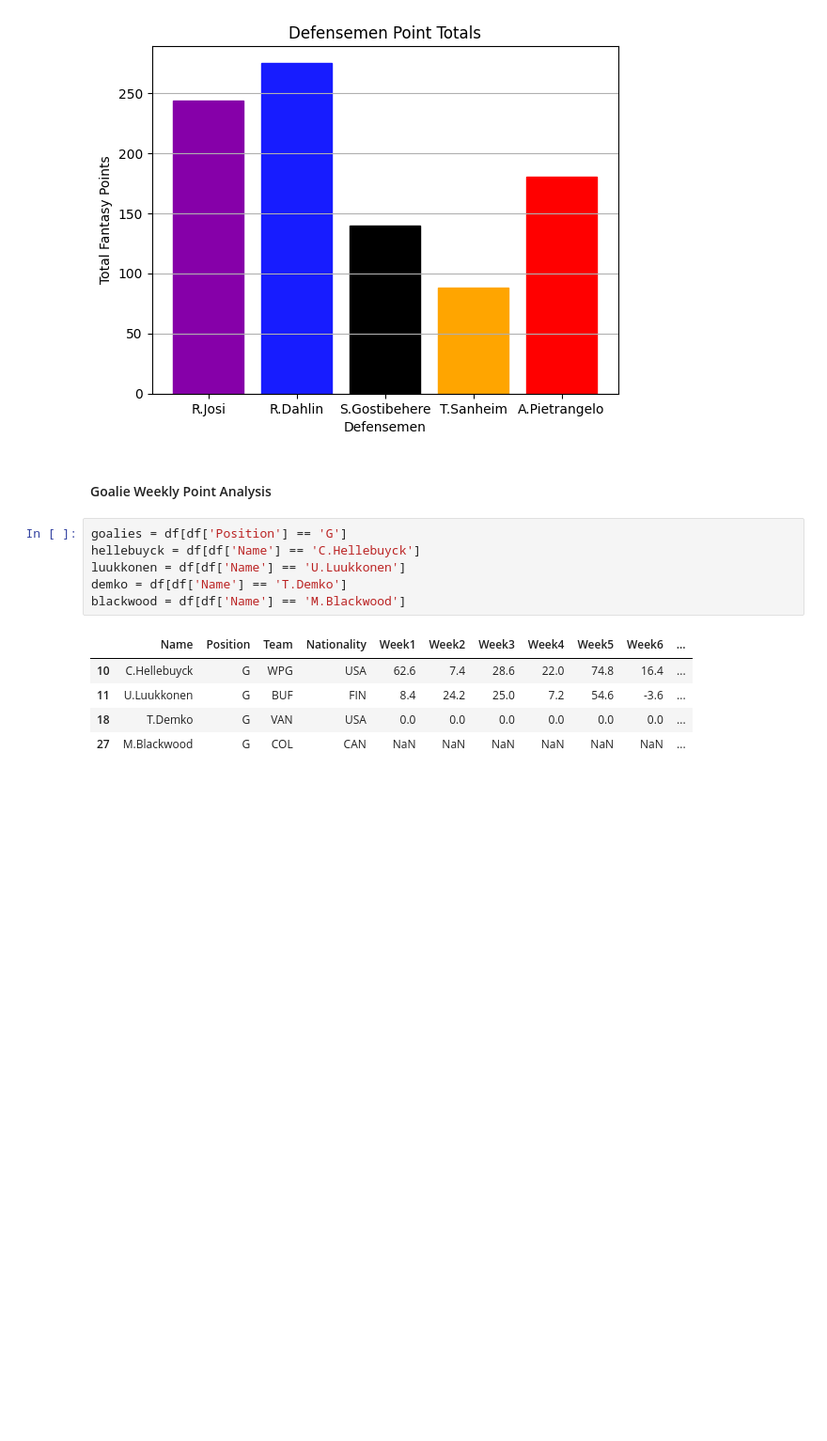
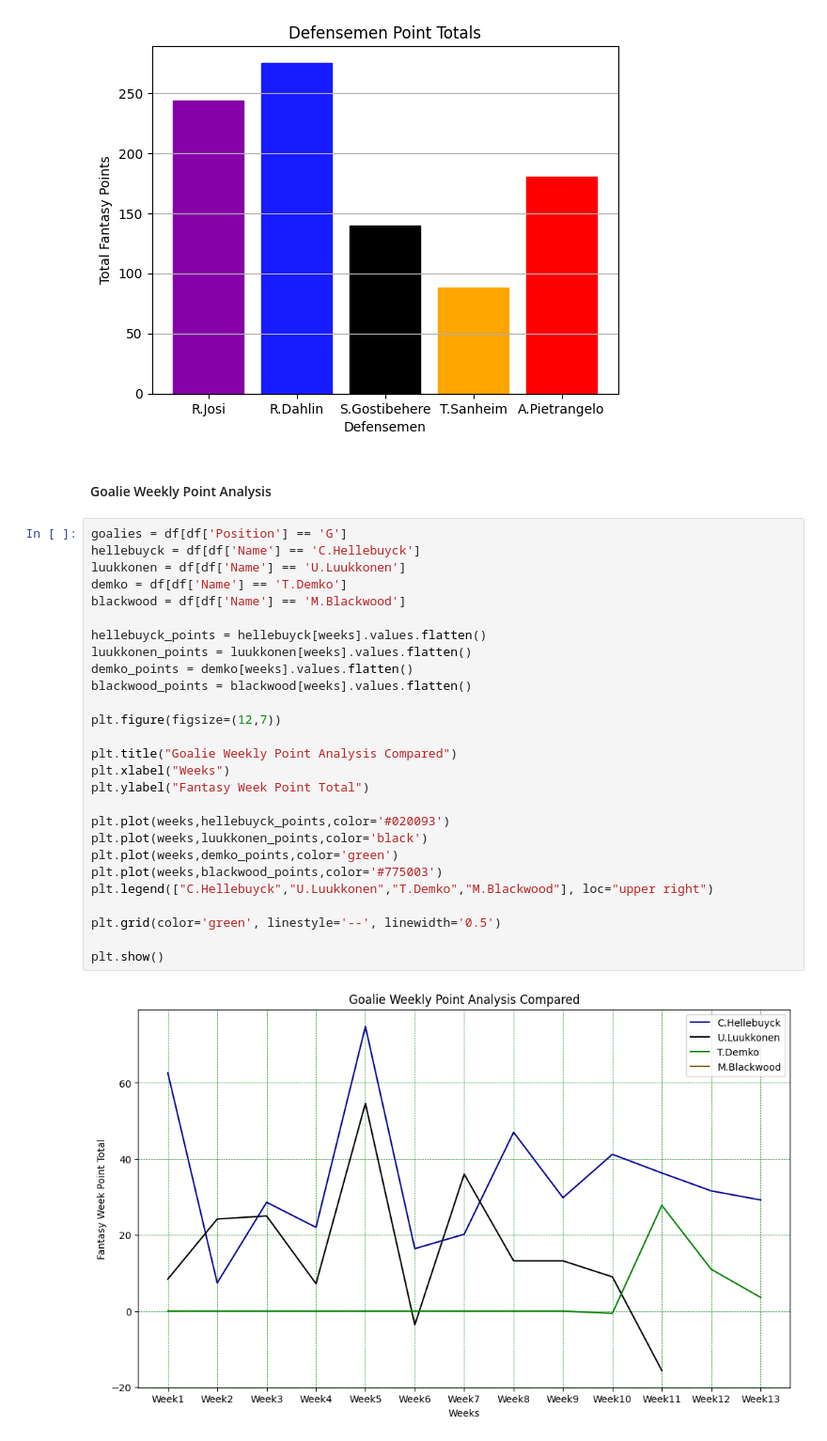
Before and after one commit to carsonbennett1/Hockey-Player-Analysis-Project, a Jupyter notebook: Fantasy_Analysis.ipynb, the cells around one changed output. Shown: that part at 94% size. Saved outputs shown, nothing was run; the diff lists cells and outputs as text; blank space fills up the shorter version.

Commit message:
goalie_md

```diff
--- a/Fantasy_Analysis.ipynb
+++ b/Fantasy_Analysis.ipynb
@@ -202,15 +202,32 @@ plt.show()
 [figure]
 # %% [markdown]
 #### Goalie Weekly Point Analysis
-# %%
-goalies = df[df['Position'] == 'G']
-hellebuyck = df[df['Name'] == 'C.Hellebuyck']
-luukkonen = df[df['Name'] == 'U.Luukkonen']
-demko = df[df['Name'] == 'T.Demko']
-blackwood = df[df['Name'] == 'M.Blackwood']
-# %% [output]
-|  | Name | Position | Team | Nationality | Week1 | Week2 | Week3 | Week4 | Week5 | Week6 | ... |
-| 10 | C.Hellebuyck | G | WPG | USA | 62.6 | 7.4 | 28.6 | 22.0 | 74.8 | 16.4 | ... |
-| 11 | U.Luukkonen | G | BUF | FIN | 8.4 | 24.2 | 25.0 | 7.2 | 54.6 | -3.6 | ... |
-| 18 | T.Demko | G | VAN | USA | 0.0 | 0.0 | 0.0 | 0.0 | 0.0 | 0.0 | ... |
-| 27 | M.Blackwood | G | COL | CAN | NaN | NaN | NaN | NaN | NaN | NaN | ... |
+# %%
+goalies = df[df['Position'] == 'G']
+hellebuyck = df[df['Name'] == 'C.Hellebuyck']
+luukkonen = df[df['Name'] == 'U.Luukkonen']
+demko = df[df['Name'] == 'T.Demko']
+blackwood = df[df['Name'] == 'M.Blackwood']
+
+hellebuyck_points = hellebuyck[weeks].values.flatten()
+luukkonen_points = luukkonen[weeks].values.flatten()
+demko_points = demko[weeks].values.flatten()
+blackwood_points = blackwood[weeks].values.flatten()
+
+plt.figure(figsize=(12,7))
+
+plt.title("Goalie Weekly Point Analysis Compared")
+plt.xlabel("Weeks")
+plt.ylabel("Fantasy Week Point Total")
+
+plt.plot(weeks,hellebuyck_points,color='#020093')
+plt.plot(weeks,luukkonen_points,color='black')
+plt.plot(weeks,demko_points,color='green')
+plt.plot(weeks,blackwood_points,color='#775003')
+plt.legend(["C.Hellebuyck","U.Luukkonen","T.Demko","M.Blackwood"], loc="upper right")
+
+plt.grid(color='green', linestyle='--', linewidth='0.5')
+
+plt.show()
+# %% [output]
+[figure, added]
```
Also changed, not shown: 2 other files.
